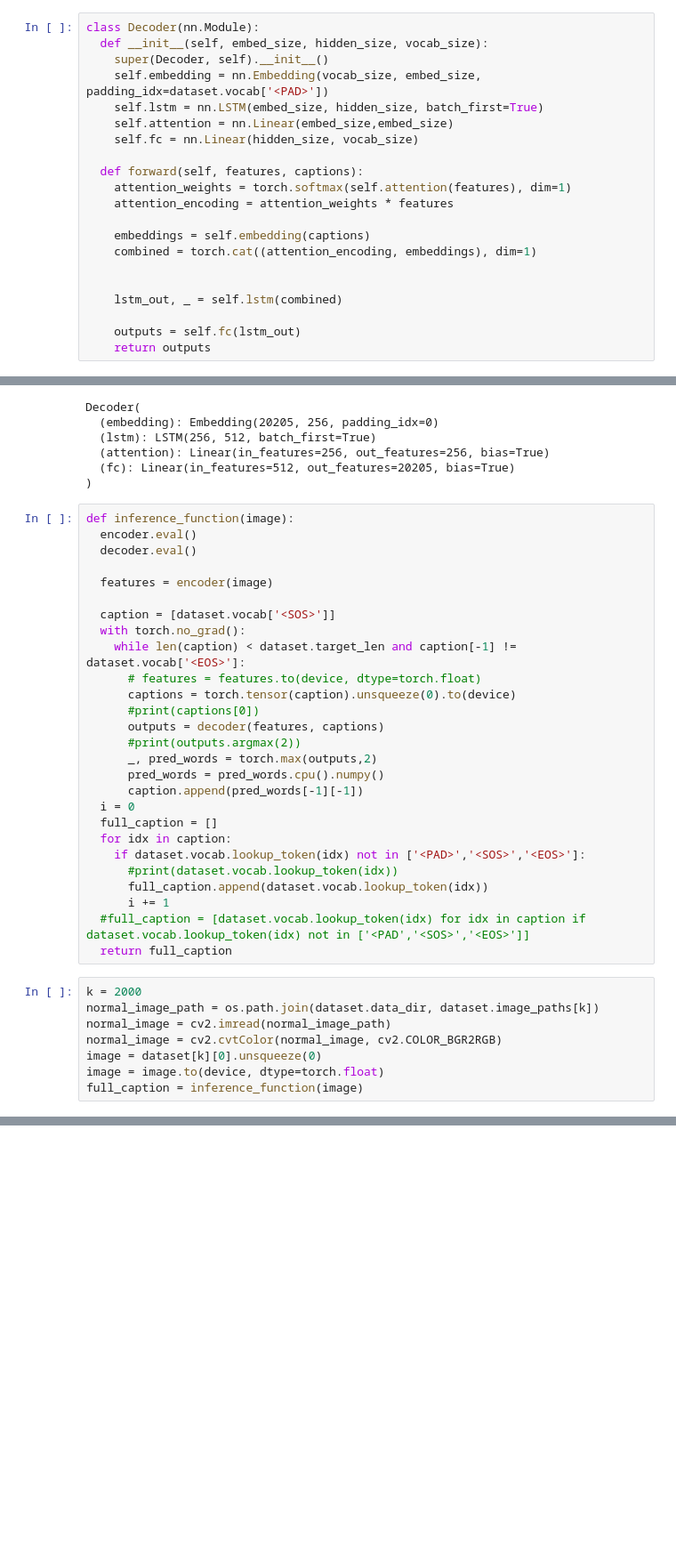
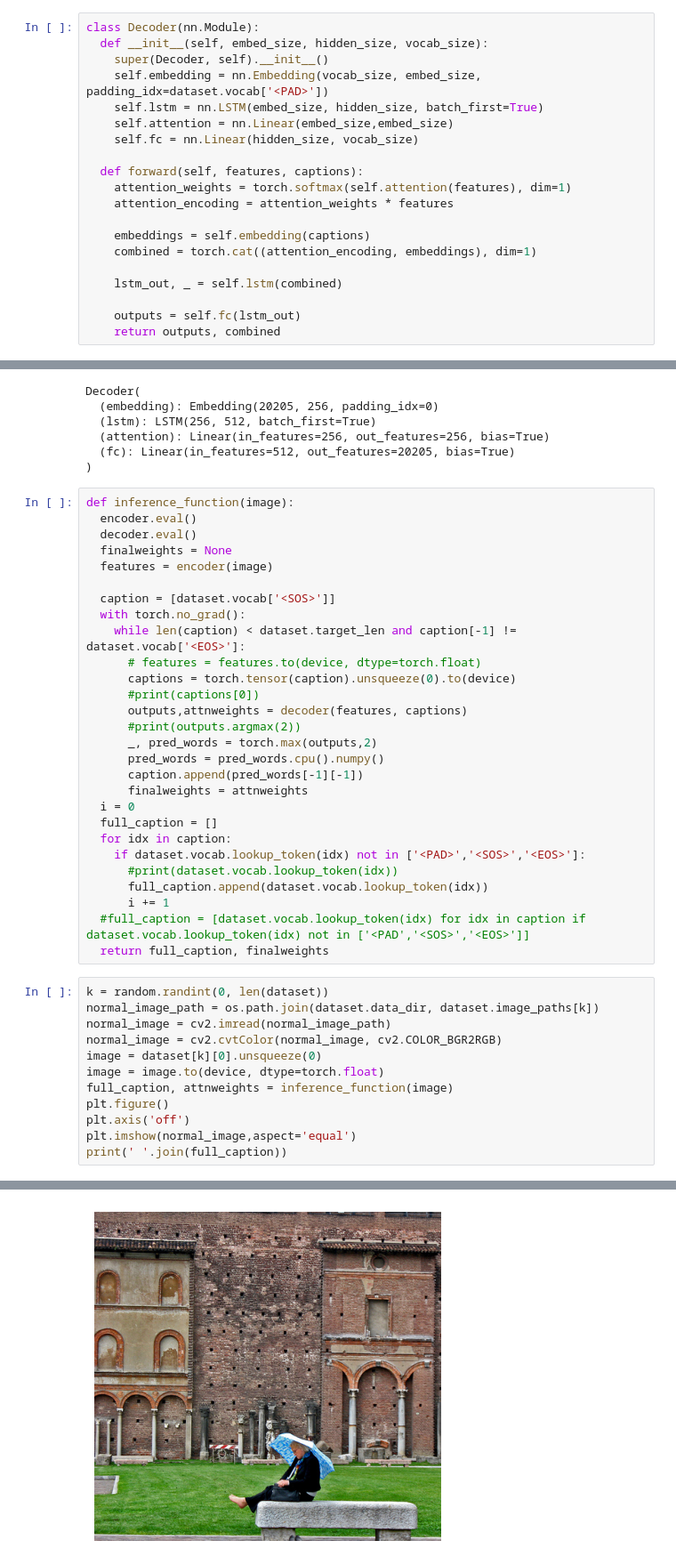
Before and after one commit to shaheriar/Image-Captioning-AI, a Jupyter notebook: CS228FinalProject.ipynb, the cells around one changed output, grey strips where cells are left out. Shown: that part at 89% size. Cells and saved outputs as stored; diff of their text form; blank space fills up the shorter version.

Commit message:
trying to visualize attention

```diff
--- a/CS228FinalProject.ipynb
+++ b/CS228FinalProject.ipynb
@@ -240,11 +240,10 @@ class Decoder(nn.Module):
     embeddings = self.embedding(captions)
     combined = torch.cat((attention_encoding, embeddings), dim=1)
 
-
     lstm_out, _ = self.lstm(combined)
 
     outputs = self.fc(lstm_out)
-    return outputs
+    return outputs, combined
 # %%
 embed_size = 256
 hidden_size = 512
@@ -348,7 +327,7 @@ Decoder(
 def inference_function(image):
   encoder.eval()
   decoder.eval()
-
+  finalweights = None
   features = encoder(image)
 
   caption = [dataset.vocab['<SOS>']]
@@ -357,11 +336,12 @@ def inference_function(image):
       # features = features.to(device, dtype=torch.float)
       captions = torch.tensor(caption).unsqueeze(0).to(device)
       #print(captions[0])
-      outputs = decoder(features, captions)
+      outputs,attnweights = decoder(features, captions)
       #print(outputs.argmax(2))
       _, pred_words = torch.max(outputs,2)
       pred_words = pred_words.cpu().numpy()
       caption.append(pred_words[-1][-1])
+      finalweights = attnweights
   i = 0
   full_caption = []
   for idx in caption:
@@ -370,12 +350,17 @@ def inference_function(image):
       full_caption.append(dataset.vocab.lookup_token(idx))
       i += 1
   #full_caption = [dataset.vocab.lookup_token(idx) for idx in caption if dataset.vocab.lookup_token(idx) not in ['<PAD','<SOS>','<EOS>']]
-  return full_caption
+  return full_caption, finalweights
 # %%
-k = 2000
+k = random.randint(0, len(dataset))
 normal_image_path = os.path.join(dataset.data_dir, dataset.image_paths[k])
 normal_image = cv2.imread(normal_image_path)
 normal_image = cv2.cvtColor(normal_image, cv2.COLOR_BGR2RGB)
 image = dataset[k][0].unsqueeze(0)
 image = image.to(device, dtype=torch.float)
-full_caption = inference_function(image)
+full_caption, attnweights = inference_function(image)
+plt.figure()
+plt.axis('off')
+plt.imshow(normal_image,aspect='equal')
+print(' '.join(full_caption))
+# %% [output]
@@ -381,0 +368 @@ full_caption = inference_function(image)
+[figure, added]
```
Also changed, not shown: parts of 12 cells of this notebook.
